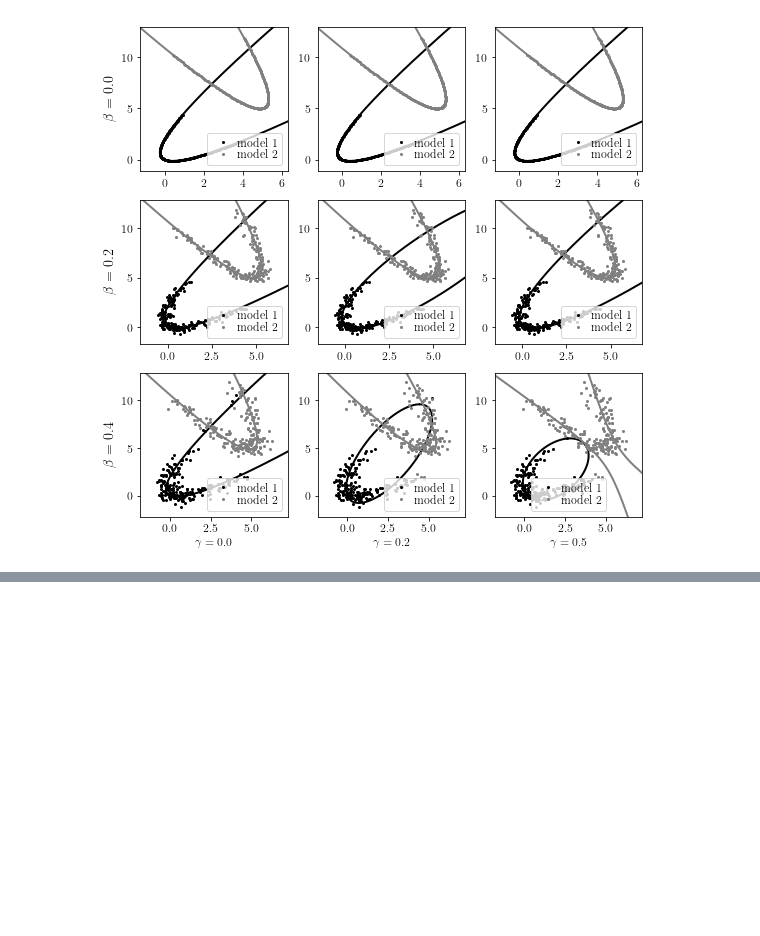
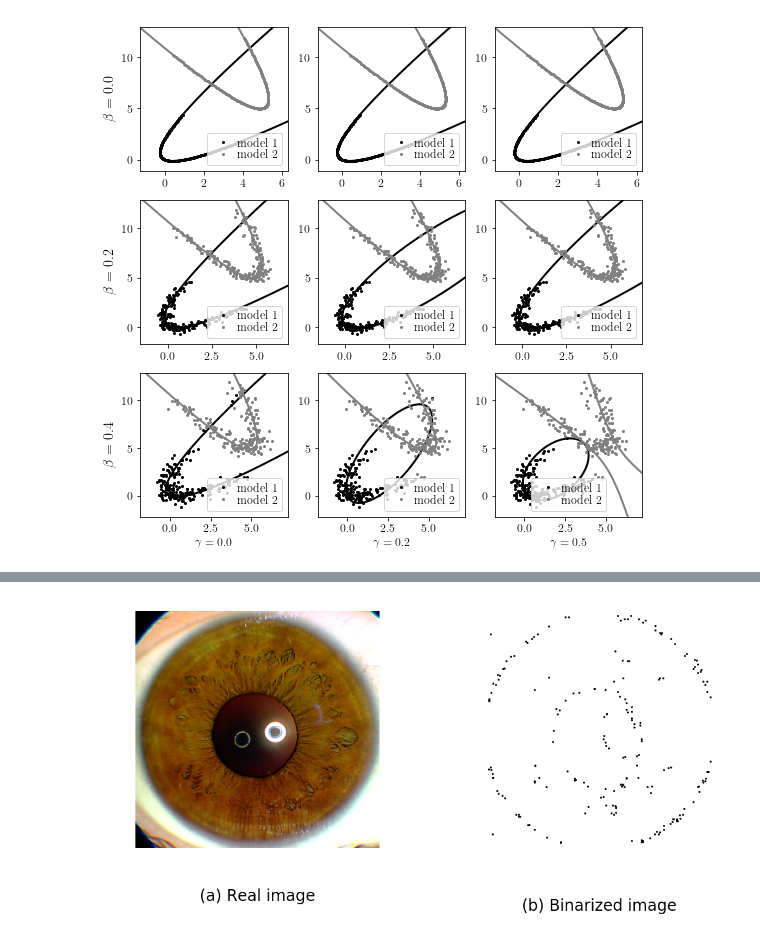
Before and after one commit to andriygav/ExpertLearning, a Jupyter notebook: code/graph.ipynb, the cells around one changed output, grey strips where cells are left out. Drawn from its saved outputs; the diff is of its cells as text; code cells hidden in the pictures; blank space fills up the shorter version.

```diff
--- a/code/graph.ipynb
+++ b/code/graph.ipynb
@@ -195,0 +367,50 @@ plt.show()
+# %%
+Text_size = 24
+
+plt.rcParams['lines.linewidth'] = 1
+plt.rcParams['lines.markersize'] = 4
+plt.rcParams['xtick.labelsize'] = Text_size
+plt.rcParams['ytick.labelsize'] = Text_size
+plt.rcParams['legend.fontsize'] = Text_size
+plt.rcParams['axes.titlesize']=Text_size
+plt.rcParams['axes.labelsize']=Text_size
+plt.rcParams['figure.figsize'] = (16.0, 7.0)
+plt.rcParams['font.size'] = Text_size
+plt.rcParams["legend.labelspacing"] = 0.1
+plt.rcParams["legend.handletextpad"] = 0.1
+#################################################
+
+t = np.linspace(0, 2*np.pi, 100)
+
+colors = color
+
+fig = plt.figure();
+gs = gridspec.GridSpec(1, 2)
+
+ax = []
+for i in range(2):
+    ax.append(fig.add_subplot(gs[i]))
+
+
+cols = ['Real image', 'Binarized image']
+TITLE = ['(a)', '(b)']
+
+for k in range(len(ax)):
+    ax[k].set_title(TITLE[k] + ' ' + cols[k], y=-0.24)
+
+# Real image
+k = 0
+ax[k].imshow(image)
+ax[k].axis('off')
+
+# mask with iris circle
+k = 1
+ax[k].plot(x, y, '.', color = color[0])
+ax[k].axis('off')
+
+plt.subplots_adjust(wspace=0.4, hspace=0.35)
+# plt.savefig('./figures/statement_real_compare.pdf', bbox_inches='tight')
+
+plt.show()
+# %% [output]
+[figure, added]
```
Also changed, not shown: parts of 12 cells of this notebook, 16 other files.
